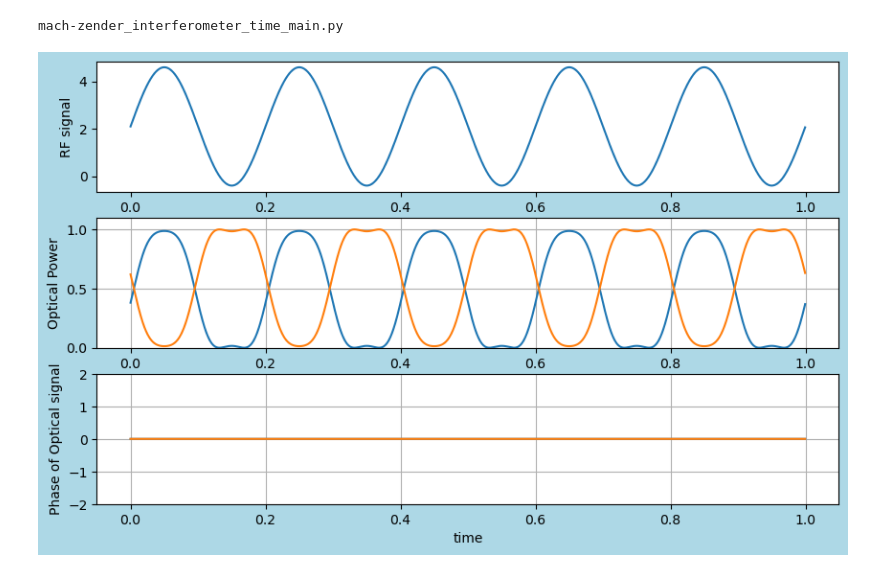
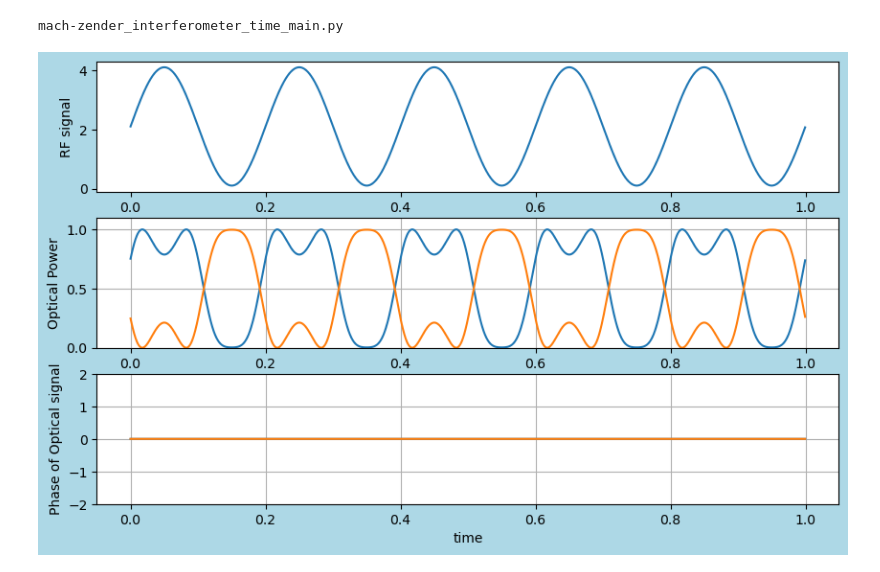
Before and after one commit to tacticstactics/mach-zender_interferometer, a Jupyter notebook: time/mach_zender_interferometer_time_main.ipynb, the cells around one changed output. Saved outputs shown, nothing was run; the diff lists cells and outputs as text; code cells hidden in the pictures.

```diff
--- a/time/mach_zender_interferometer_time_main.ipynb
+++ b/time/mach_zender_interferometer_time_main.ipynb
@@ -15,7 +15,7 @@ samplerate = 2048 # Sampling Frequency
 
 stept = 1/samplerate
 
-amp_c = 2.5
+amp_c = 2
 freq_am = 5
 md = 1 # modulation depth. 1 = 100 %
 dc_offset = 2.1 # DC offset
@@ -67,14 +67,14 @@ for ii in range(samplerate):
     signal = amp_c * np.sin(2 * np.pi * freq_am * t) + dc_offset
     signalcol[ii] = signal
 
-    Eout1 = mach_zender_interferometer_time_def.propagate1(wl, no, oplcommon1, oplcommon2, Ein1)
+    Eout1 = mach_zender_interferometer_time_def.propagate1(oplcommon1, oplcommon2, Ein1)
     Ein2 = Eout1
 
     Eout2 = mach_zender_interferometer_time_def.beamsplitter(PT1, Ein2)
     # Beam enter first beam splitter (or Fiber Coupler)
     Ein3 = Eout2
 
-    Eout3 = mach_zender_interferometer_time_def.propagate1(wl, no, opl1, opl2+signal, Ein3)
+    Eout3 = mach_zender_interferometer_time_def.propagate1(opl1, opl2+signal, Ein3)
     # Each path experience different path length
     Ein4 = Eout3
 
@@ -82,7 +82,7 @@ for ii in range(samplerate):
     # Each path enter second beam splitter (or Fiber Coupler)
     Ein5 = Eout4
 
-    Eout5 = mach_zender_interferometer_time_def.propagate1(wl, no, oplcommon1, oplcommon2, Ein5)
+    Eout5 = mach_zender_interferometer_time_def.propagate1(oplcommon1, oplcommon2, Ein5)
     Ein6 = Eout5
 
     Eout_port1 = Ein6[0,0]
@@ -100,31 +100,31 @@ for ii in range(samplerate):
     P2_phase = cmath.phase(power_22)
     P2_phasecol[ii] = P2_phase
 
 
 
 fig = plt.figure(figsize = (10,6), facecolor='lightblue')
 
 ax1 = fig.add_subplot(3, 1, 1)
 ax2 = fig.add_subplot(3, 1, 2)
 ax3 = fig.add_subplot(3, 1, 3)
 
 ax1.plot(tcol,signalcol)
 ax1.set_ylabel("RF signal")
 #ax1.set_ylim(-3,3)
 
 ax2.plot(tcol,P1_powercol,tcol,P2_powercol)
 
 ax2.set_ylabel("Optical Power")
 ax2.set_ylim(0,1.1)
 ax2.grid()
 
 ax3.plot(tcol,P1_phasecol,tcol,P2_phasecol)
 ax3.set_xlabel("time")
 ax3.set_ylabel("Phase of Optical signal")
 ax3.set_ylim(-2,2)
 ax3.grid()
 
 plt.show()
 # %% [output]
 mach-zender_interferometer_time_main.py
-[figure, old version]
+[figure, new version]
```
